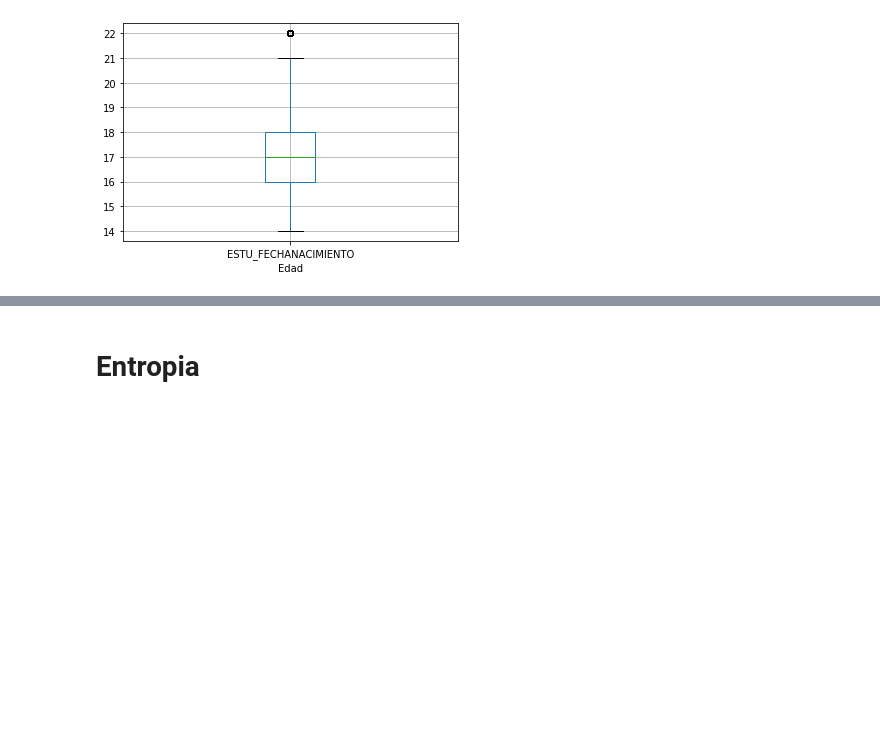
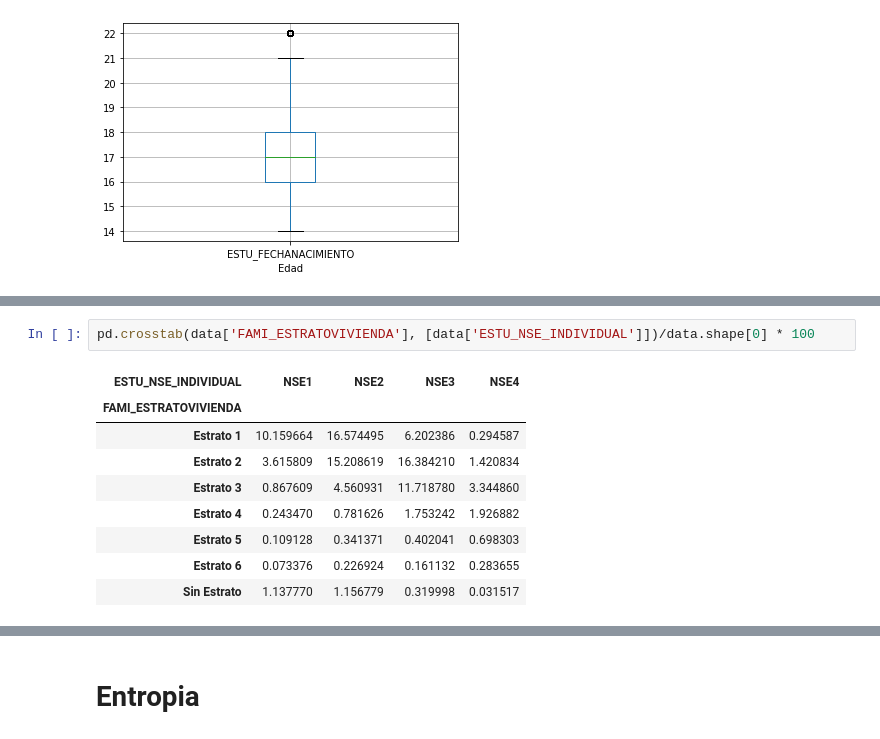
Before and after one commit to dsgantivac/DataMiningProject, a Jupyter notebook: Analisis exploratorio Reduced.ipynb, the cells around one changed output, grey strips where cells are left out. Drawn from its saved outputs; the diff is of its cells as text; blank space fills up the shorter version.

```diff
--- a/Analisis exploratorio Reduced.ipynb
+++ b/Analisis exploratorio Reduced.ipynb
@@ -558,0 +507,12 @@ pd.crosstab(data['FAMI_EDUCACIONPADRE'], [data['FAMI_EDUCACIONMADRE']])/data.sha
+# %%
+pd.crosstab(data['FAMI_ESTRATOVIVIENDA'], [data['ESTU_NSE_INDIVIDUAL']])/data.shape[0] * 100
+# %% [output]
+| ESTU_NSE_INDIVIDUAL | NSE1 | NSE2 | NSE3 | NSE4 |
+| FAMI_ESTRATOVIVIENDA |  |  |  |  |
+| Estrato 1 | 10.159664 | 16.574495 | 6.202386 | 0.294587 |
+| Estrato 2 | 3.615809 | 15.208619 | 16.384210 | 1.420834 |
+| Estrato 3 | 0.867609 | 4.560931 | 11.718780 | 3.344860 |
+| Estrato 4 | 0.243470 | 0.781626 | 1.753242 | 1.926882 |
+| Estrato 5 | 0.109128 | 0.341371 | 0.402041 | 0.698303 |
+| Estrato 6 | 0.073376 | 0.226924 | 0.161132 | 0.283655 |
+| Sin Estrato | 1.137770 | 1.156779 | 0.319998 | 0.031517 |
```
Also changed, not shown: parts of 35 cells of this notebook.
